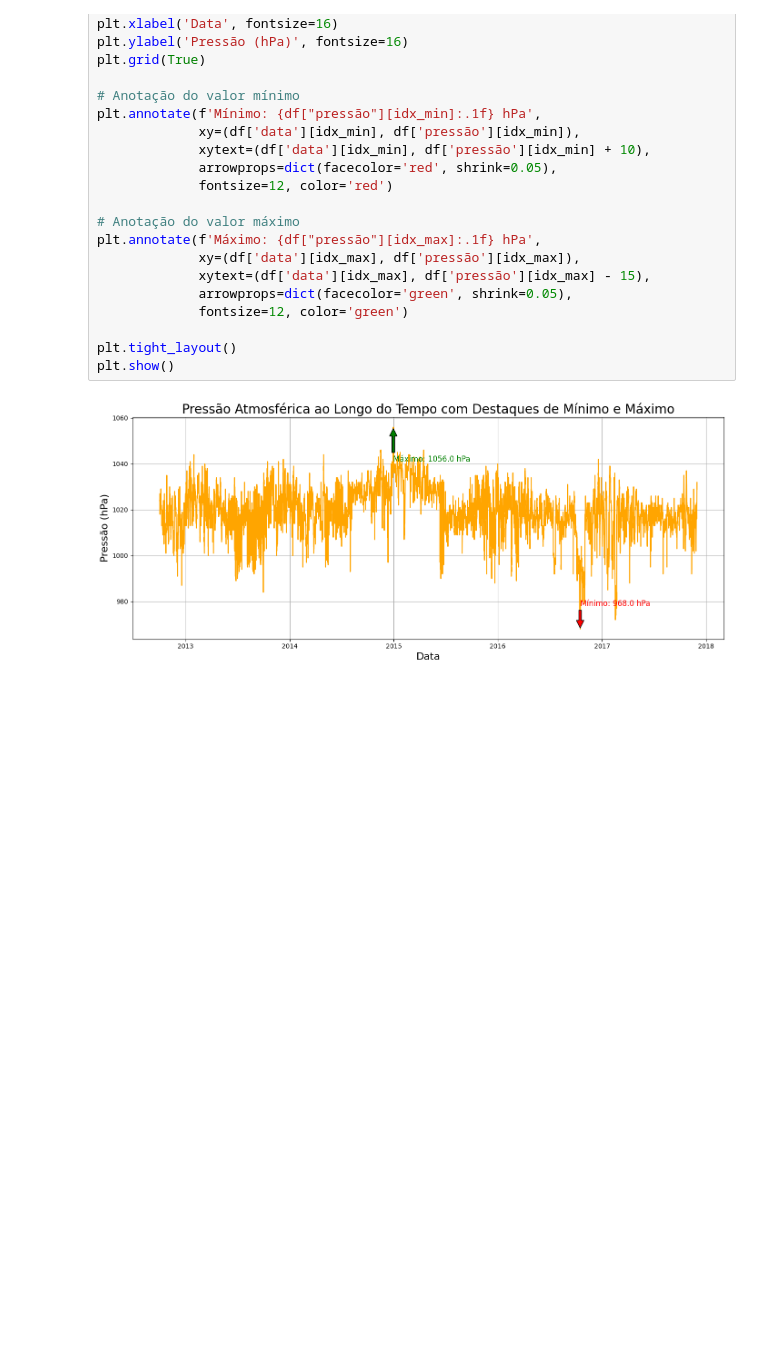
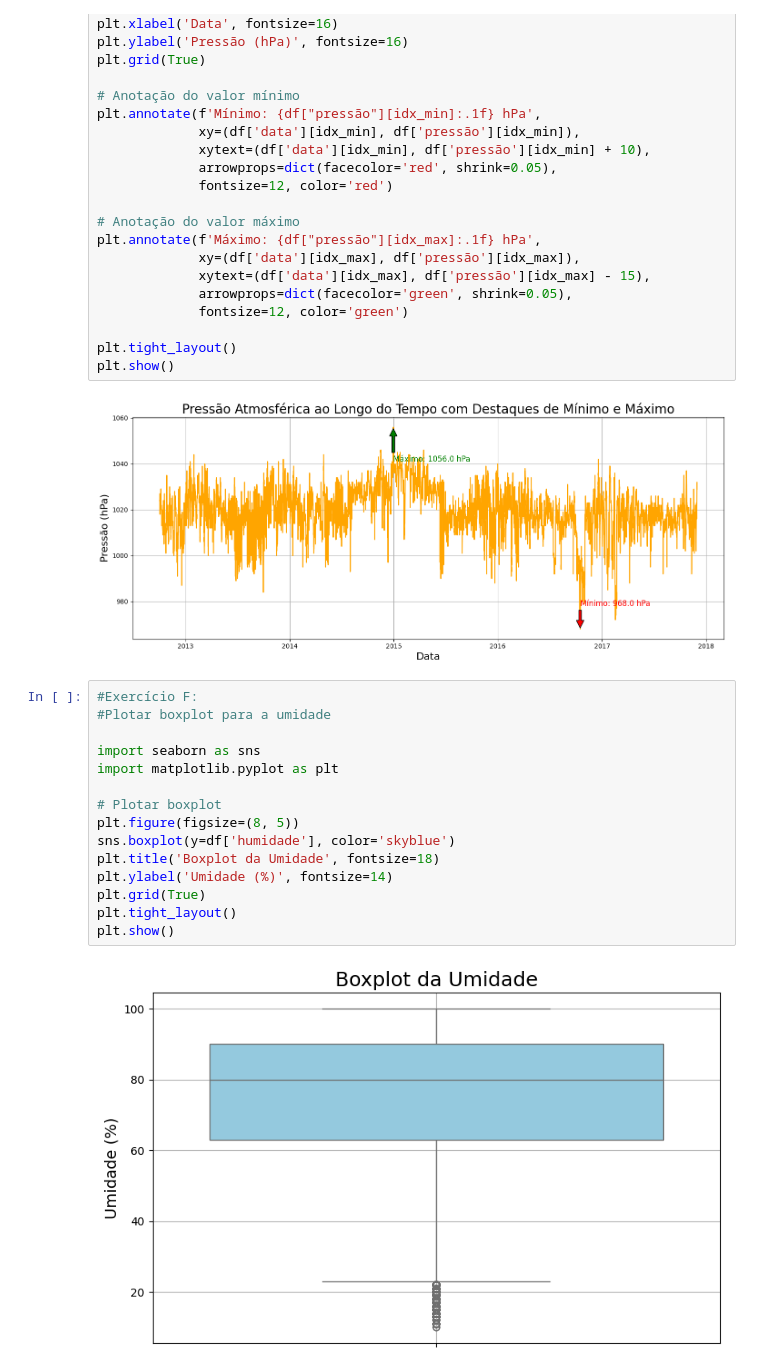
Before and after one commit to LANDOSOUZA/inteligencia_artificial_2025, a Jupyter notebook: aula_5/aula-5_exercicios.ipynb, the cells around one changed output. Cells and saved outputs as stored; diff of their text form; blank space fills up the shorter version.

Commit message:
Update aula-5_exercicios.ipynb
Exercício F.

```diff
--- a/aula_5/aula-5_exercicios.ipynb
+++ b/aula_5/aula-5_exercicios.ipynb
@@ -207,3 +207,20 @@ plt.tight_layout()
 plt.show()
 # %% [output]
 [figure]
+# %%
+#Exercício F:
+#Plotar boxplot para a umidade
+
+import seaborn as sns
+import matplotlib.pyplot as plt
+
+# Plotar boxplot
+plt.figure(figsize=(8, 5))
+sns.boxplot(y=df['humidade'], color='skyblue')
+plt.title('Boxplot da Umidade', fontsize=18)
+plt.ylabel('Umidade (%)', fontsize=14)
+plt.grid(True)
+plt.tight_layout()
+plt.show()
+# %% [output]
+[figure, added]
```
